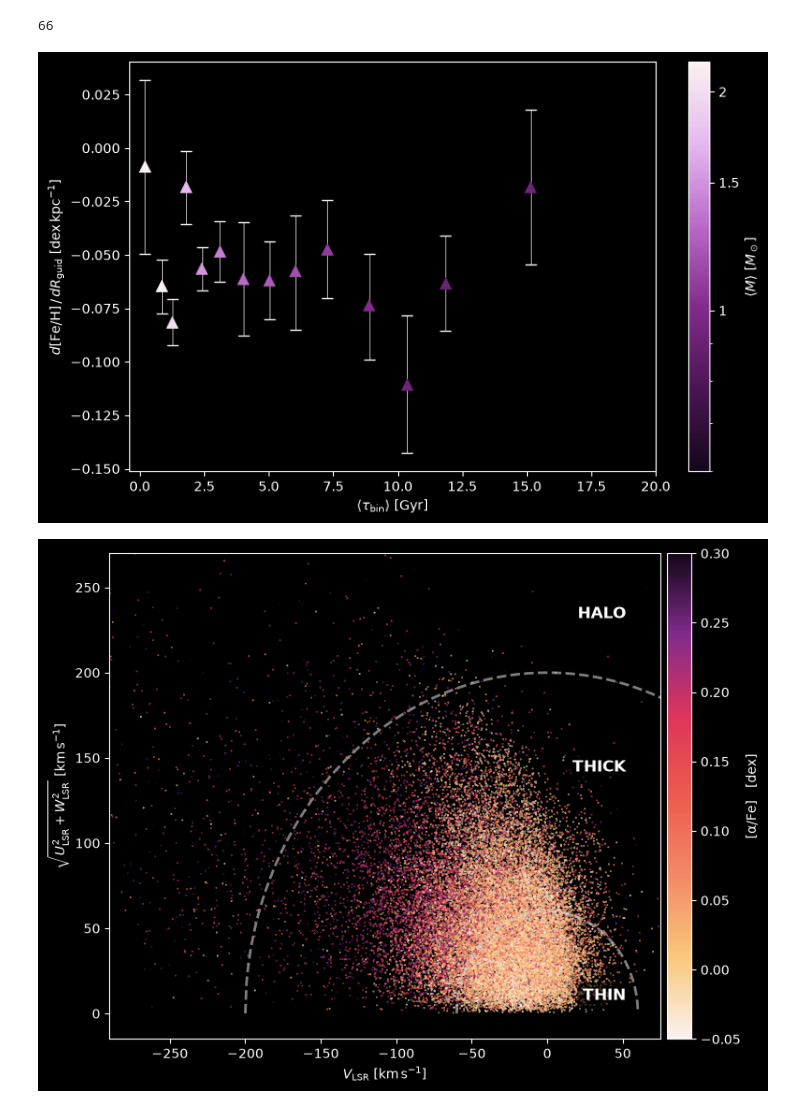
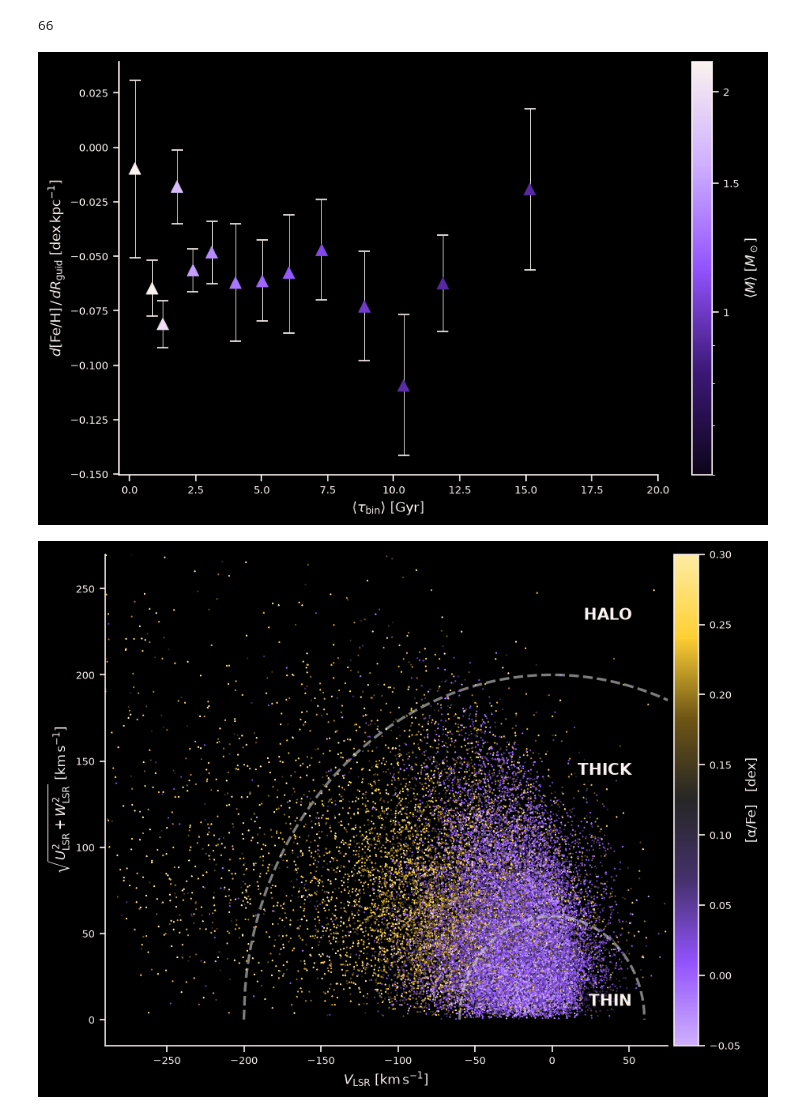
Before and after one commit to ljiainspriggs/ANU-SCNC3101-26SEM2, a Jupyter notebook: old_results/old_results_plots.ipynb, the cells around one changed output. Drawn from its saved outputs; the diff is of its cells as text; code cells hidden in the pictures.

```diff
--- a/old_results/old_results_plots.ipynb
+++ b/old_results/old_results_plots.ipynb
@@ -279,8 +281,8 @@ grads = pd.DataFrame({
 # %%
 plt.figure(figsize=(8, 5))
 plt.errorbar(grads["age_mean"], grads["feh_grad"], yerr=[grads["feh_lo"], grads["feh_hi"]],
-             ecolor=light, ls="none", markersize=0, capsize=4, elinewidth=0.5, zorder=1)
-plt.scatter(grads["age_mean"], grads["feh_grad"], c=grads["mass_mean"], cmap=cmap_film_purple, s=75,
+             ecolor=cream, ls="none", markersize=0, capsize=4, elinewidth=0.5, zorder=1)
+plt.scatter(grads["age_mean"], grads["feh_grad"], c=grads["mass_mean"], cmap=cmap_dark_purple, s=75,
             zorder=2, norm=LogNorm(vmin=0.6, vmax=2.2), lw=0.5, ls="", edgecolors=None, marker="^")
 cbar = plt.colorbar(label=r"$\langle M \rangle$ [$M_\odot$]")
 cbar.set_ticks([1, 1.5, 2])
@@ -293,33 +295,33 @@ cbar.ax.yaxis.set_minor_formatter(NullFormatter())
 plt.tight_layout()
 plt.savefig("OLD_evolve_feh.png", dpi=200)
 # %% [output]
-[figure, old version]
+[figure, new version]
 # %%
 full = pd.read_csv("complete_TI_catalogue.csv").astype({"gaiadr3_id": "int64"})
 
 plt.figure(figsize=(8, 6))
 
 for v_lim in [60, 200]:
     x = np.linspace(-v_lim, v_lim, 500)
     y = np.sqrt(v_lim**2 - x**2)
     plt.plot(x, y, c="LightGrey", alpha=0.6, marker="", ls="--", lw=2)
 
 U = np.array(full["U"])
 V = np.array(full["V"])
 W = np.array(full["W"])
 
 toomre = ((U)**2 + (W)**2)**(0.5)
-plt.scatter(V, toomre, s=0.15, c=full["a_fe"], cmap=cmap_film_full, vmin=-0.05, vmax=0.3)
+plt.scatter(V, toomre, s=0.15, c=full["a_fe"], cmap=cmap_dark_div, vmin=-0.05, vmax=0.3)
 plt.xlabel(r"$V_\mathrm{LSR}$ [$\mathrm{km}\,\mathrm{s}^{-1}$]")
 plt.ylabel(r"$\sqrt{U_\mathrm{LSR}^2 + W_\mathrm{LSR}^2}$ [$\mathrm{km}\,\mathrm{s}^{-1}$]")
 plt.text(52, 8, "THIN", fontweight="bold", ha="right", fontsize=12, bbox=dict(facecolor="k", alpha=0.6, edgecolor="none", boxstyle="round", pad=0.35))
 plt.text(52, 142, "THICK", fontweight="bold", ha="right", fontsize=12, bbox=dict(facecolor="k", alpha=0.6, edgecolor="none", boxstyle="round", pad=0.35))
 plt.text(52, 232, "HALO", fontweight="bold", ha="right", fontsize=12, bbox=dict(facecolor="k", alpha=0.6, edgecolor="none", boxstyle="round", pad=0.35))
 plt.xlim(-290, 75)
 plt.ylim(-15, 270)
 plt.colorbar(label=r"$\mathrm{[\alpha/Fe]}$   [dex]", pad=0.01)
 plt.tight_layout()
 plt.savefig("OLD_toomre_diagram.png", dpi=200)
 plt.show()
 # %% [output]
-[figure, old version]
+[figure, new version]
```
Also changed, not shown: parts of 2 cells of this notebook, 27 other files.
